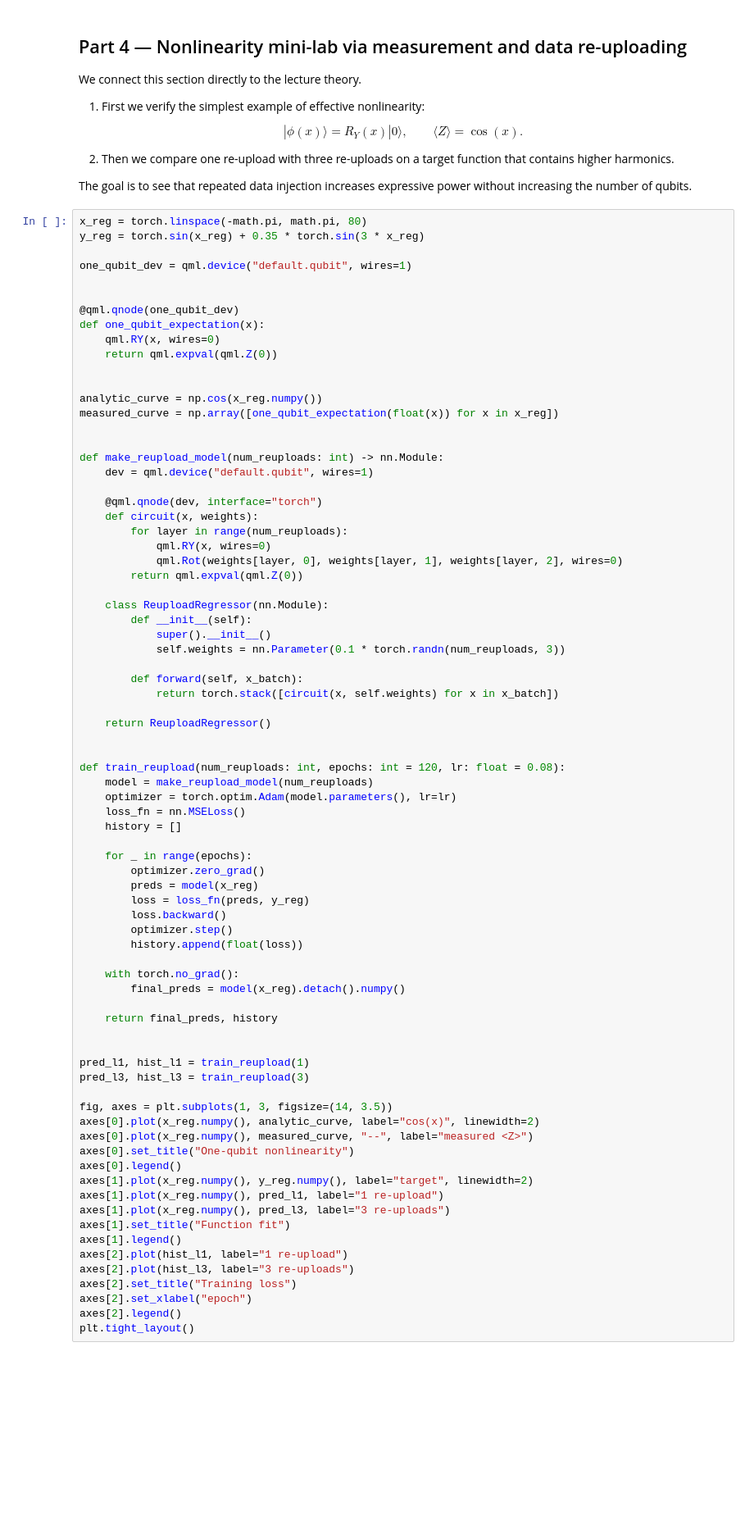
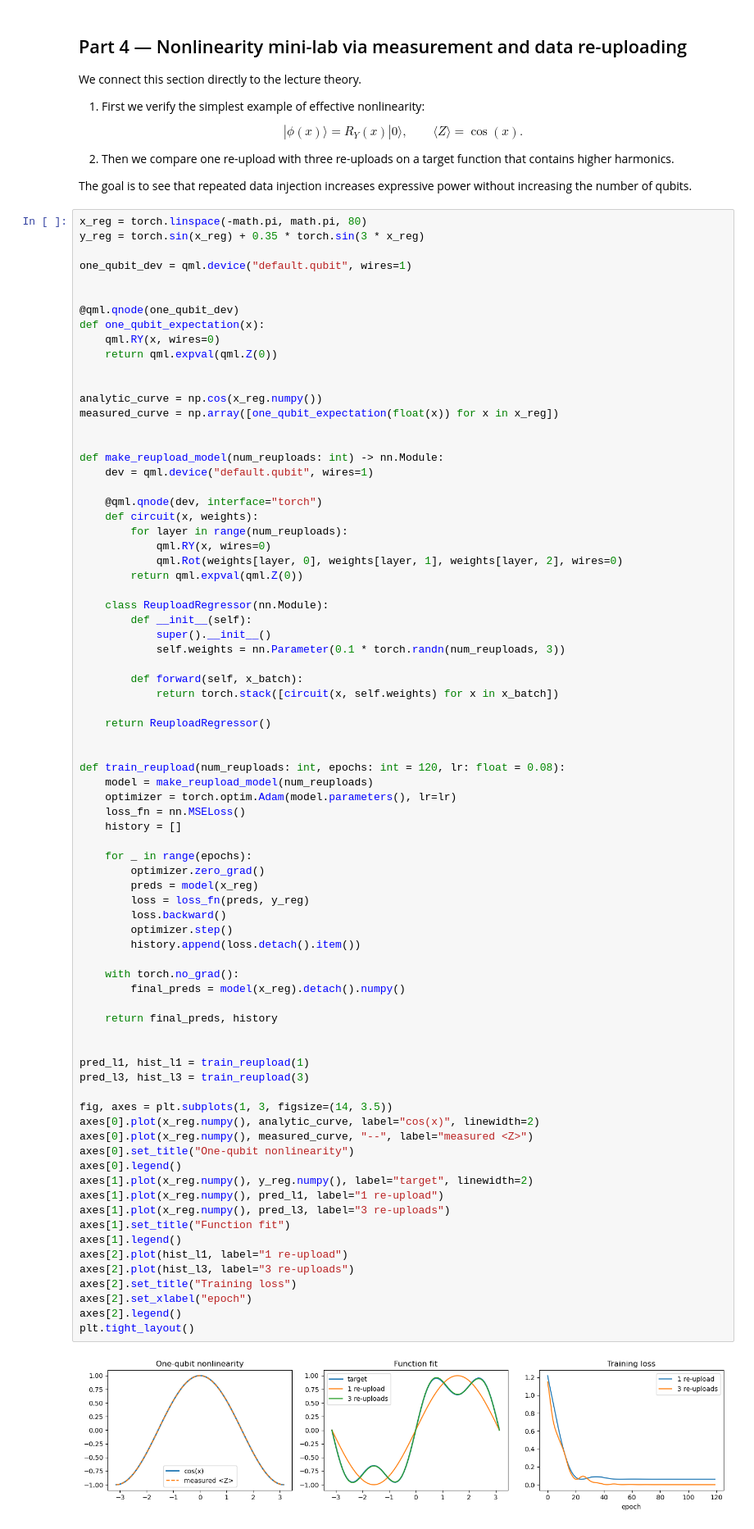
Before and after one commit to sulimovp/quantum_machine_learning, a Jupyter notebook: notebooks/class_08/lecture_08_qml_solutions.ipynb, the cells around one changed output. Shown at 82% size. Drawn from its saved outputs; the diff is of its cells as text; blank space fills up the shorter version.

```diff
--- a/notebooks/class_08/lecture_08_qml_solutions.ipynb
+++ b/notebooks/class_08/lecture_08_qml_solutions.ipynb
@@ -390,34 +416,36 @@ def train_reupload(num_reuploads: int, epochs: int = 120, lr: float = 0.08):
         preds = model(x_reg)
         loss = loss_fn(preds, y_reg)
         loss.backward()
         optimizer.step()
-        history.append(float(loss))
+        history.append(loss.detach().item())
 
     with torch.no_grad():
         final_preds = model(x_reg).detach().numpy()
 
     return final_preds, history
 
 
 pred_l1, hist_l1 = train_reupload(1)
 pred_l3, hist_l3 = train_reupload(3)
 
 fig, axes = plt.subplots(1, 3, figsize=(14, 3.5))
 axes[0].plot(x_reg.numpy(), analytic_curve, label="cos(x)", linewidth=2)
 axes[0].plot(x_reg.numpy(), measured_curve, "--", label="measured <Z>")
 axes[0].set_title("One-qubit nonlinearity")
 axes[0].legend()
 axes[1].plot(x_reg.numpy(), y_reg.numpy(), label="target", linewidth=2)
 axes[1].plot(x_reg.numpy(), pred_l1, label="1 re-upload")
 axes[1].plot(x_reg.numpy(), pred_l3, label="3 re-uploads")
 axes[1].set_title("Function fit")
 axes[1].legend()
 axes[2].plot(hist_l1, label="1 re-upload")
 axes[2].plot(hist_l3, label="3 re-uploads")
 axes[2].set_title("Training loss")
 axes[2].set_xlabel("epoch")
 axes[2].legend()
 plt.tight_layout()
+# %% [output]
+[figure, added]
 # %% [markdown]
 ## References
 
```
Also changed, not shown: parts of 7 cells of this notebook, 25 other files.
